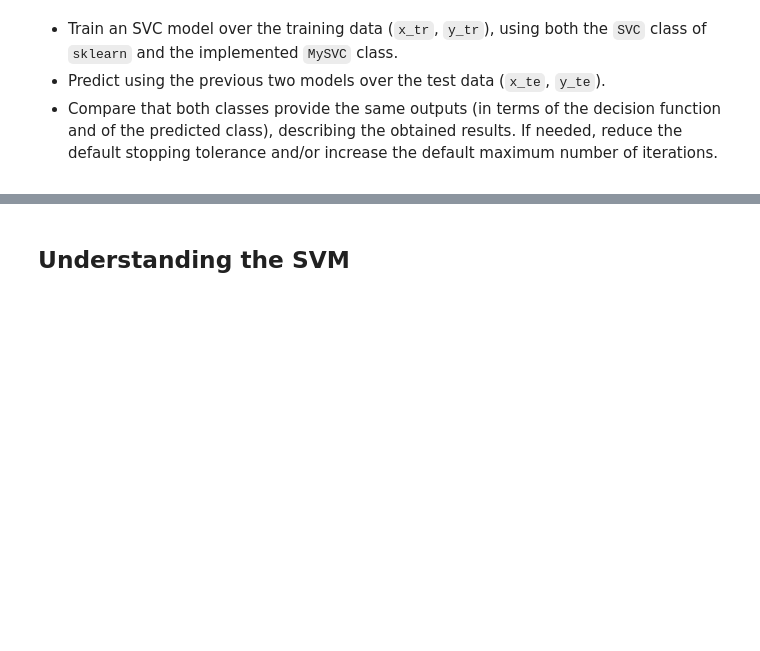
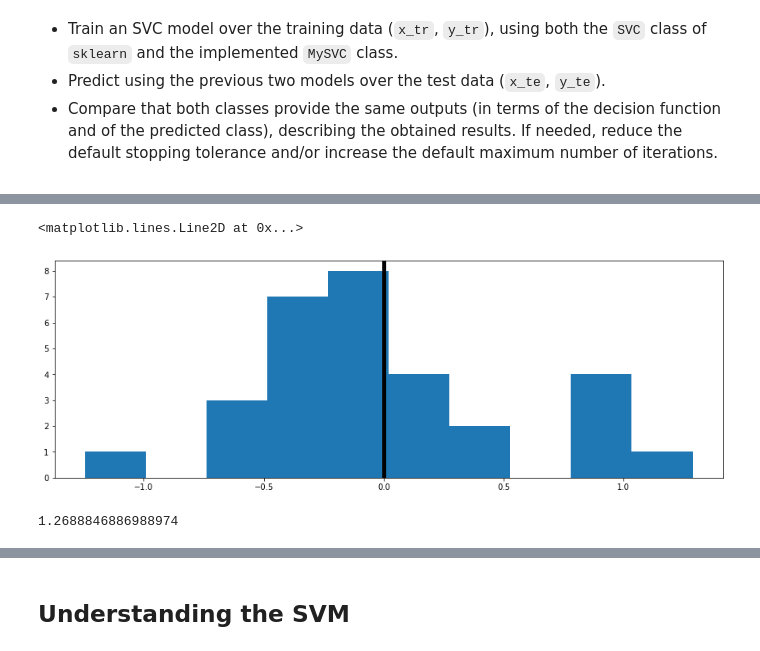
Before and after one commit to OscarGB/MUCD-MAAA, a Jupyter notebook: Practica 1/SMO.ipynb, the cells around one changed output, grey strips where cells are left out. Cells and saved outputs as stored; diff of their text form; code cells hidden in the pictures; blank space fills up the shorter version.

```diff
--- a/Practica 1/SMO.ipynb
+++ b/Practica 1/SMO.ipynb
@@ -335,0 +352,11 @@ model_sk = SVC(C=C, gamma=gamma)
+# %%
+h = model_my.decision_function(x_te) - model_sk.decision_function(x_te)
+plt.hist(h)
+plt.axvline(x=0, color='black', linewidth=5)
+# %% [output]
+<matplotlib.lines.Line2D at 0x...>
+[figure, added]
+# %%
+max(abs(model_my.decision_function(x_te) - model_sk.decision_function(x_te)))
+# %% [output]
+1.2688846886988974
```
Also changed, not shown: parts of 5 cells of this notebook, 1 other file.
